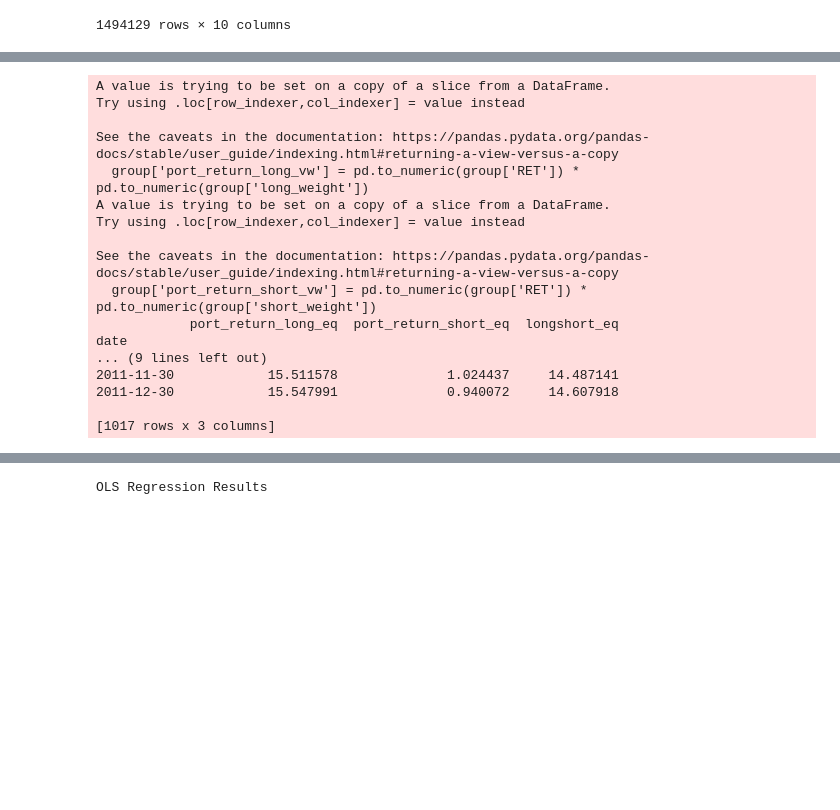
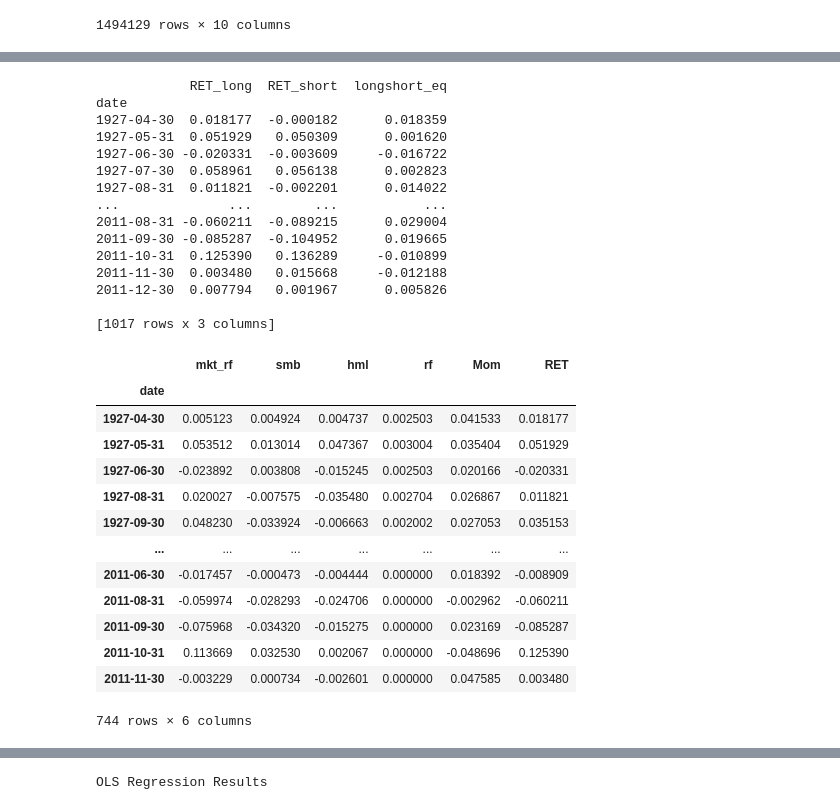
Before and after one commit to ptakchun/FINA4359-Project, a Jupyter notebook: table3.ipynb, the cells around one changed output, grey strips where cells are left out. Saved outputs shown, nothing was run; the diff lists cells and outputs as text; code cells hidden in the pictures; blank space fills up the shorter version.

```diff
--- a/table3.ipynb
+++ b/table3.ipynb
@@ -204,7 +210,8 @@ def short_weights(group):
     return group
 
 def cal_return_vw(group):
-    group=group[(group.RET<='65')]
+    # group=group[(group.RET<='65')]
+    group =  group[( group['RET'].apply(lambda x: str(x)[-1].isdigit()) )]
     group['port_return_long_vw'] = pd.to_numeric(group['RET']) * pd.to_numeric(group['long_weight'])
     longport = pd.pivot_table(group, values='port_return_long_vw', index='date', aggfunc=np.sum)
 
@@ -217,22 +224,20 @@ def cal_return_vw(group):
     return longport,shortport,data
 
 def cal_return_eq(group):
+    #Kobe Updated part,
+    longs = group.loc[group['long_stocks'] == True]
+    longs =  longs[( longs['RET'].apply(lambda x: str(x)[-1].isdigit()) )] # this function for filter out number
+    longs['RET'] = longs['RET'].astype('float64')
+    longport = longs.RET.groupby('date').mean()
 
-    longs = group.loc[group['long_stocks'] == True]
 
     shorts = group.loc[group['short_stocks'] == True]
+    shorts =  shorts[( shorts['RET'].apply(lambda x: str(x)[-1].isdigit()) )]
+    shorts['RET'] = shorts['RET'].astype('float64')
+    shortport = shorts.RET.groupby('date').mean()
 
-    longs=longs[(longs.RET<='65')]
-    shorts=shorts[(shorts.RET<='65')]
-    longs['port_return_long_eq'] = pd.to_numeric(longs['RET']).mean()
-    longport = pd.pivot_table(longs, values='port_return_long_eq', index='date', aggfunc=np.sum)
-
-    shorts['port_return_short_eq'] = pd.to_numeric(shorts['RET']).mean()
-    shortport = pd.pivot_table(shorts, values='port_return_short_eq', index='date', aggfunc=np.sum)
-
-    data=pd.merge(longport, shortport, on='date')
-    # print(data)
-    data['longshort_eq'] = data['port_return_long_eq'] - data['port_return_short_eq']
+    data=pd.merge(longport, shortport, on='date', suffixes=['_long', '_short'])
+    data['longshort_eq'] = data.RET_long  - data.RET_short
     print(data)
     # print(shortport)
     # print(longshortport)
@@ -244,26 +249,41 @@ panel=short_weights(panel)
 longport_vw,shortport_vw,longshortport_vw=cal_return_vw(panel)
 longport_eq,shortport_eq,longshortport_eq=cal_return_eq(crsp_temp)
 # %% [output]
-A value is trying to be set on a copy of a slice from a DataFrame.
-Try using .loc[row_indexer,col_indexer] = value instead
-
-See the caveats in the documentation: https://pandas.pydata.org/pandas-docs/stable/user_guide/indexing.html#returning-a-view-versus-a-copy
-  group['port_return_long_vw'] = pd.to_numeric(group['RET']) * pd.to_numeric(group['long_weight'])
-A value is trying to be set on a copy of a slice from a DataFrame.
-Try using .loc[row_indexer,col_indexer] = value instead
-
-See the caveats in the documentation: https://pandas.pydata.org/pandas-docs/stable/user_guide/indexing.html#returning-a-view-versus-a-copy
-  group['port_return_short_vw'] = pd.to_numeric(group['RET']) * pd.to_numeric(group['short_weight'])
-            port_return_long_eq  port_return_short_eq  longshort_eq
+            RET_long  RET_short  longshort_eq
 date
-... (9 lines left out)
-2011-11-30            15.511578              1.024437     14.487141
-2011-12-30            15.547991              0.940072     14.607918
+1927-04-30  0.018177  -0.000182      0.018359
+1927-05-31  0.051929   0.050309      0.001620
+1927-06-30 -0.020331  -0.003609     -0.016722
+1927-07-30  0.058961   0.056138      0.002823
+1927-08-31  0.011821  -0.002201      0.014022
+...              ...        ...           ...
+2011-08-31 -0.060211  -0.089215      0.029004
+2011-09-30 -0.085287  -0.104952      0.019665
+2011-10-31  0.125390   0.136289     -0.010899
+2011-11-30  0.003480   0.015668     -0.012188
+2011-12-30  0.007794   0.001967      0.005826
 
 [1017 rows x 3 columns]
 # %%
 ff4=pd.read_csv('four_factor_monthly.csv',index_col='date')
 ff4.index = pd.to_datetime(ff4.index)
+# %%
+pd.merge(ff4, longport_eq, on='date')
+# %% [output]
+|  | mkt_rf | smb | hml | rf | Mom | RET |
+| date |  |  |  |  |  |  |
+| 1927-04-30 | 0.005123 | 0.004924 | 0.004737 | 0.002503 | 0.041533 | 0.018177 |
+| 1927-05-31 | 0.053512 | 0.013014 | 0.047367 | 0.003004 | 0.035404 | 0.051929 |
+| 1927-06-30 | -0.023892 | 0.003808 | -0.015245 | 0.002503 | 0.020166 | -0.020331 |
+| 1927-08-31 | 0.020027 | -0.007575 | -0.035480 | 0.002704 | 0.026867 | 0.011821 |
+| 1927-09-30 | 0.048230 | -0.033924 | -0.006663 | 0.002002 | 0.027053 | 0.035153 |
+| ... | ... | ... | ... | ... | ... | ... |
+| 2011-06-30 | -0.017457 | -0.000473 | -0.004444 | 0.000000 | 0.018392 | -0.008909 |
+| 2011-08-31 | -0.059974 | -0.028293 | -0.024706 | 0.000000 | -0.002962 | -0.060211 |
+| 2011-09-30 | -0.075968 | -0.034320 | -0.015275 | 0.000000 | 0.023169 | -0.085287 |
+| 2011-10-31 | 0.113669 | 0.032530 | 0.002067 | 0.000000 | -0.048696 | 0.125390 |
+| 2011-11-30 | -0.003229 | 0.000734 | -0.002601 | 0.000000 | 0.047585 | 0.003480 |
+744 rows × 6 columns
 # %%
 # equal_weighted_long
 # data=pd.merge(ff4, longport_eq, on='date')
```
Also changed, not shown: parts of 4 cells of this notebook, 1 other file.
